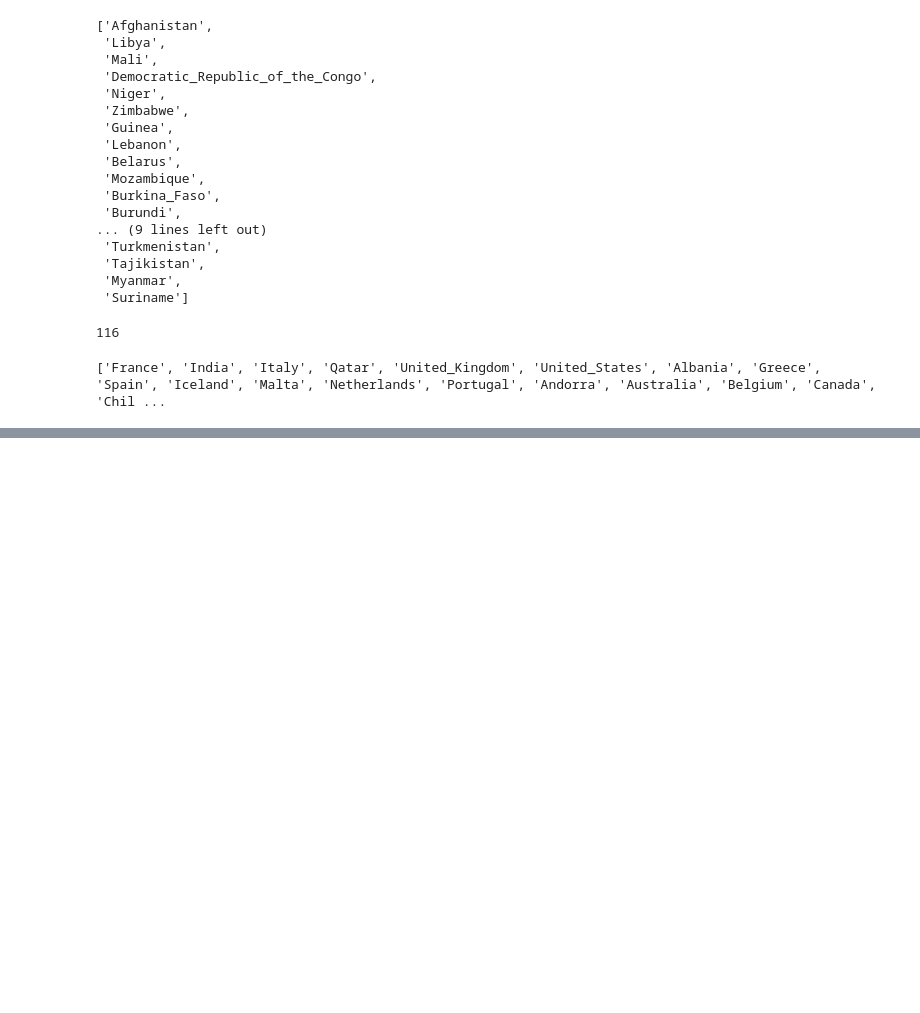
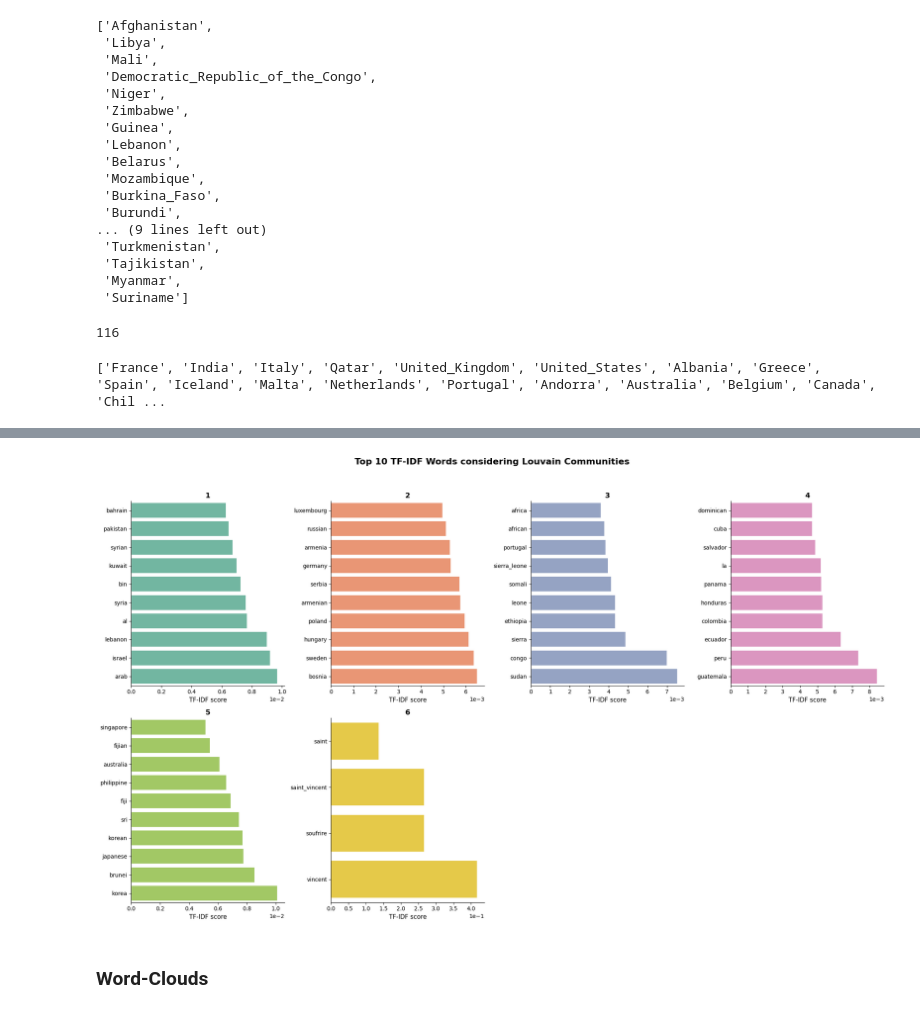
Before and after one commit to joaommata/WorldGraph, a Jupyter notebook: communities.ipynb, the cells around one changed output, grey strips where cells are left out. Cells and saved outputs as stored; diff of their text form; code cells hidden in the pictures; blank space fills up the shorter version.

```diff
--- a/communities.ipynb
+++ b/communities.ipynb
@@ -185,0 +622,3 @@ print(gdp_partitions["Level_3"])
+# %%
+# TF-IDF considering louvain communities
+tfidf_louvain = compute_tfidf("Louvain_TF", label_type="Louvain")
@@ -185,0 +737,6 @@ print(gdp_partitions["Level_3"])
+# %%
+plot_tfidf_bars(tfidf_louvain, label_type="Louvain Communities", save_path="plots/tfidf_louvain.png")
+# %% [output]
+[figure, added]
+# %% [markdown]
+### Word-Clouds
```
Also changed, not shown: parts of 32 cells of this notebook, 26 other files.
